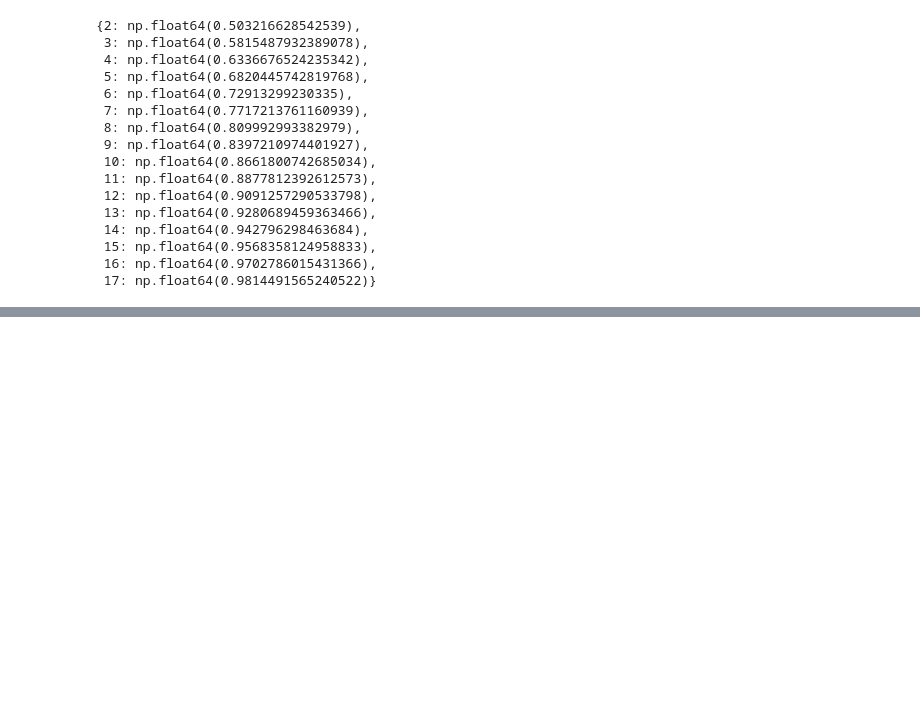
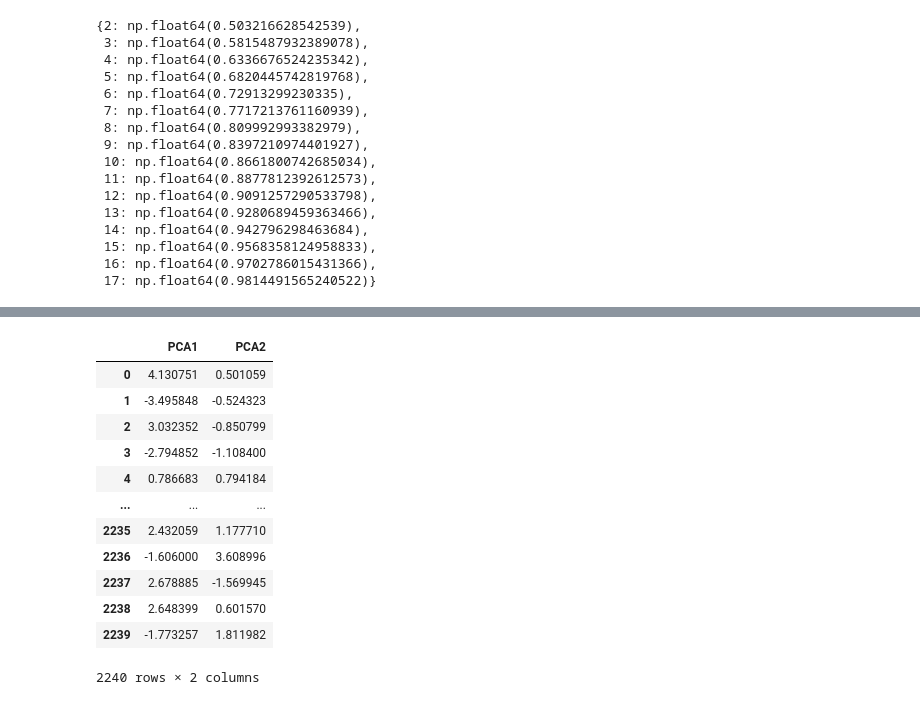
Before and after one commit to TechJitu/Customer-Categorizer, a Jupyter notebook: Notebook/Feature_eng_clustering.ipynb, the cells around one changed output, grey strips where cells are left out. Cells and saved outputs as stored; diff of their text form; code cells hidden in the pictures; blank space fills up the shorter version.

```diff
--- a/Notebook/Feature_eng_clustering.ipynb
+++ b/Notebook/Feature_eng_clustering.ipynb
@@ -379,0 +390,20 @@ silhouette score for 6 cluster 11.620543145632563  - inertia : 24800.94268209492
+# %%
+final_pca = PCA(n_components=2).fit(scaled_data)
+model_fit_tranform = final_pca.fit_transform(scaled_data)
+pca_df = pd.DataFrame(model_fit_tranform,columns=['PCA1','PCA2'])
+# %%
+pca_df
+# %% [output]
+|  | PCA1 | PCA2 |
+| 0 | 4.130751 | 0.501059 |
+| 1 | -3.495848 | -0.524323 |
+| 2 | 3.032352 | -0.850799 |
+| 3 | -2.794852 | -1.108400 |
+| 4 | 0.786683 | 0.794184 |
+| ... | ... | ... |
+| 2235 | 2.432059 | 1.177710 |
+| 2236 | -1.606000 | 3.608996 |
+| 2237 | 2.678885 | -1.569945 |
+| 2238 | 2.648399 | 0.601570 |
+| 2239 | -1.773257 | 1.811982 |
+2240 rows × 2 columns
```
Also changed, not shown: parts of 2 cells of this notebook.
